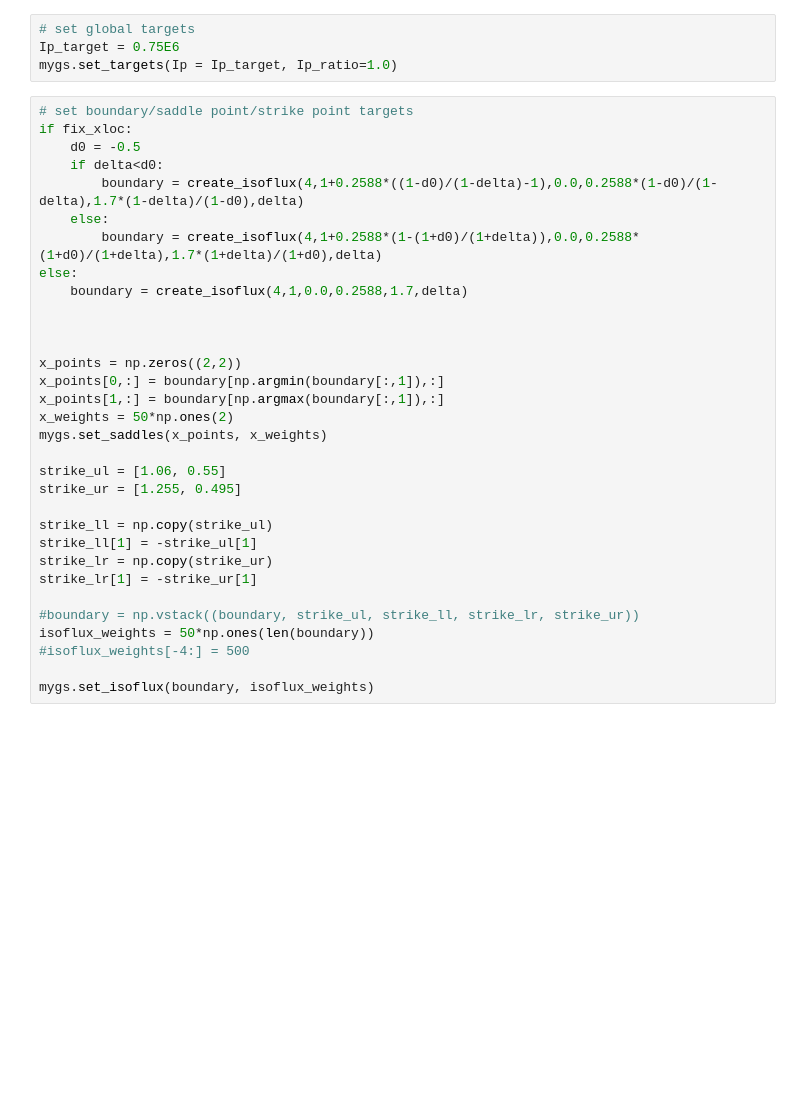
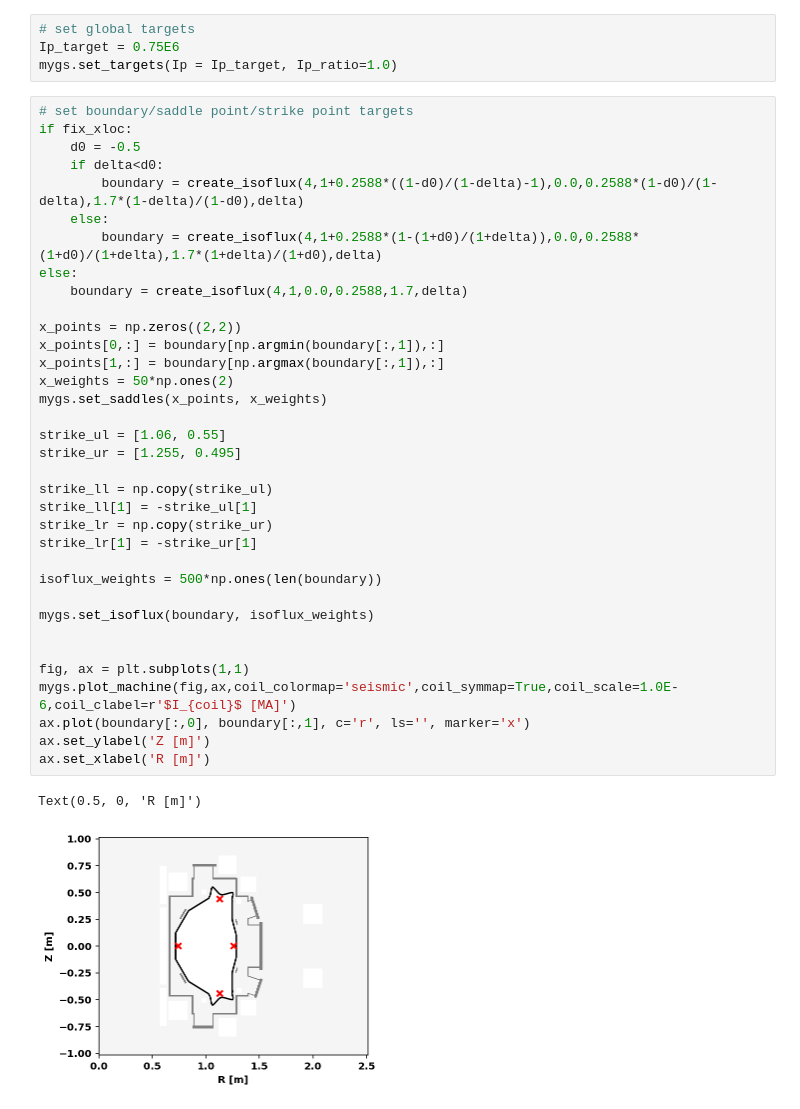
Before and after one commit to hansec/CU_NextStep, a Jupyter notebook: nextstep_baseline.ipynb, the cells around one changed output. Cells and saved outputs as stored; diff of their text form; blank space fills up the shorter version.

```diff
--- a/nextstep_baseline.ipynb
+++ b/nextstep_baseline.ipynb
@@ -128,33 +128,39 @@ mygs.set_targets(Ip = Ip_target, Ip_ratio=1.0)
 # %%
 # set boundary/saddle point/strike point targets
 if fix_xloc:
     d0 = -0.5
     if delta<d0:
         boundary = create_isoflux(4,1+0.2588*((1-d0)/(1-delta)-1),0.0,0.2588*(1-d0)/(1-delta),1.7*(1-delta)/(1-d0),delta)
     else:
         boundary = create_isoflux(4,1+0.2588*(1-(1+d0)/(1+delta)),0.0,0.2588*(1+d0)/(1+delta),1.7*(1+delta)/(1+d0),delta)
 else:
     boundary = create_isoflux(4,1,0.0,0.2588,1.7,delta)
-
-
 
 x_points = np.zeros((2,2))
 x_points[0,:] = boundary[np.argmin(boundary[:,1]),:]
 x_points[1,:] = boundary[np.argmax(boundary[:,1]),:]
 x_weights = 50*np.ones(2)
 mygs.set_saddles(x_points, x_weights)
 
 strike_ul = [1.06, 0.55]
 strike_ur = [1.255, 0.495]
 
 strike_ll = np.copy(strike_ul)
 strike_ll[1] = -strike_ul[1]
 strike_lr = np.copy(strike_ur)
 strike_lr[1] = -strike_ur[1]
 
-#boundary = np.vstack((boundary, strike_ul, strike_ll, strike_lr, strike_ur))
-isoflux_weights = 50*np.ones(len(boundary))
-#isoflux_weights[-4:] = 500
+isoflux_weights = 500*np.ones(len(boundary))
 
 mygs.set_isoflux(boundary, isoflux_weights)
+
+
+fig, ax = plt.subplots(1,1)
+mygs.plot_machine(fig,ax,coil_colormap='seismic',coil_symmap=True,coil_scale=1.0E-6,coil_clabel=r'$I_{coil}$ [MA]')
+ax.plot(boundary[:,0], boundary[:,1], c='r', ls='', marker='x')
+ax.set_ylabel('Z [m]')
+ax.set_xlabel('R [m]')
+# %% [output]
+Text(0.5, 0, 'R [m]')
+[figure, added]
 # %%
```
Also changed, not shown: parts of 13 cells of this notebook, 2 other files.
